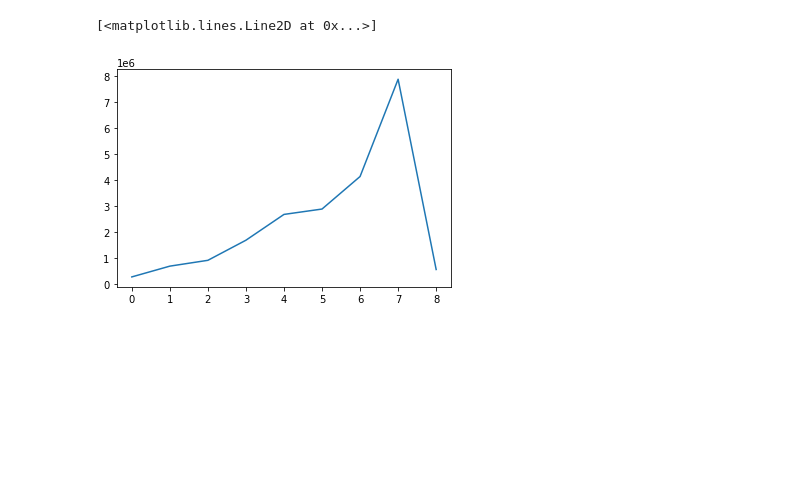
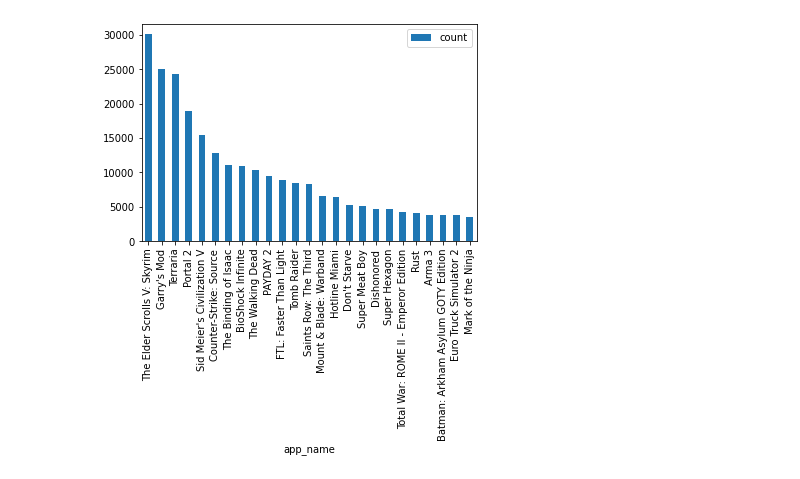
Before and after one commit to danicobos01/danicobos01.github.io, a Jupyter notebook: Notebooks/YearDifference.ipynb, the cells around one changed output. Saved outputs shown, nothing was run; the diff lists cells and outputs as text; code cells hidden in the pictures; blank space fills up the shorter version.

```diff
--- a/Notebooks/YearDifference.ipynb
+++ b/Notebooks/YearDifference.ipynb
@@ -31,4 +39,7 @@ plt.plot(reviews_per_year)
 # %%
+games = df2013.sort_values(by='count', ascending=False).head(25)
+fig = games.plot(x='app_name', y='count', kind='bar')
+plt.ticklabel_format(style='plain', axis='y')
+plt.savefig('graficos/MostReviewedGame2013.png')
 # %% [output]
-[<matplotlib.lines.Line2D at 0x...>]
-[figure, old version]
+[figure, new version]
```
Also changed, not shown: parts of 13 cells of this notebook, 10 other files.
